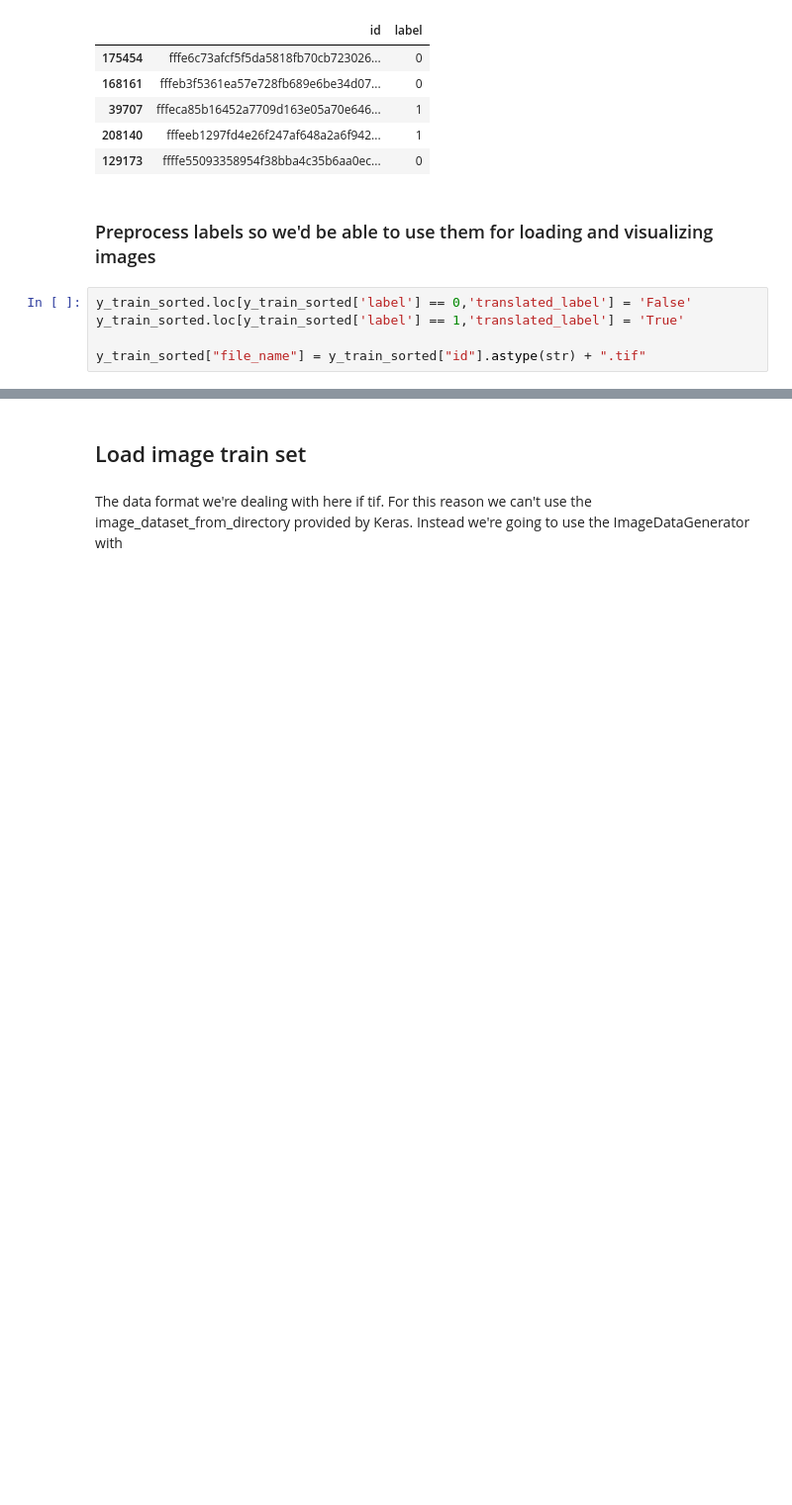
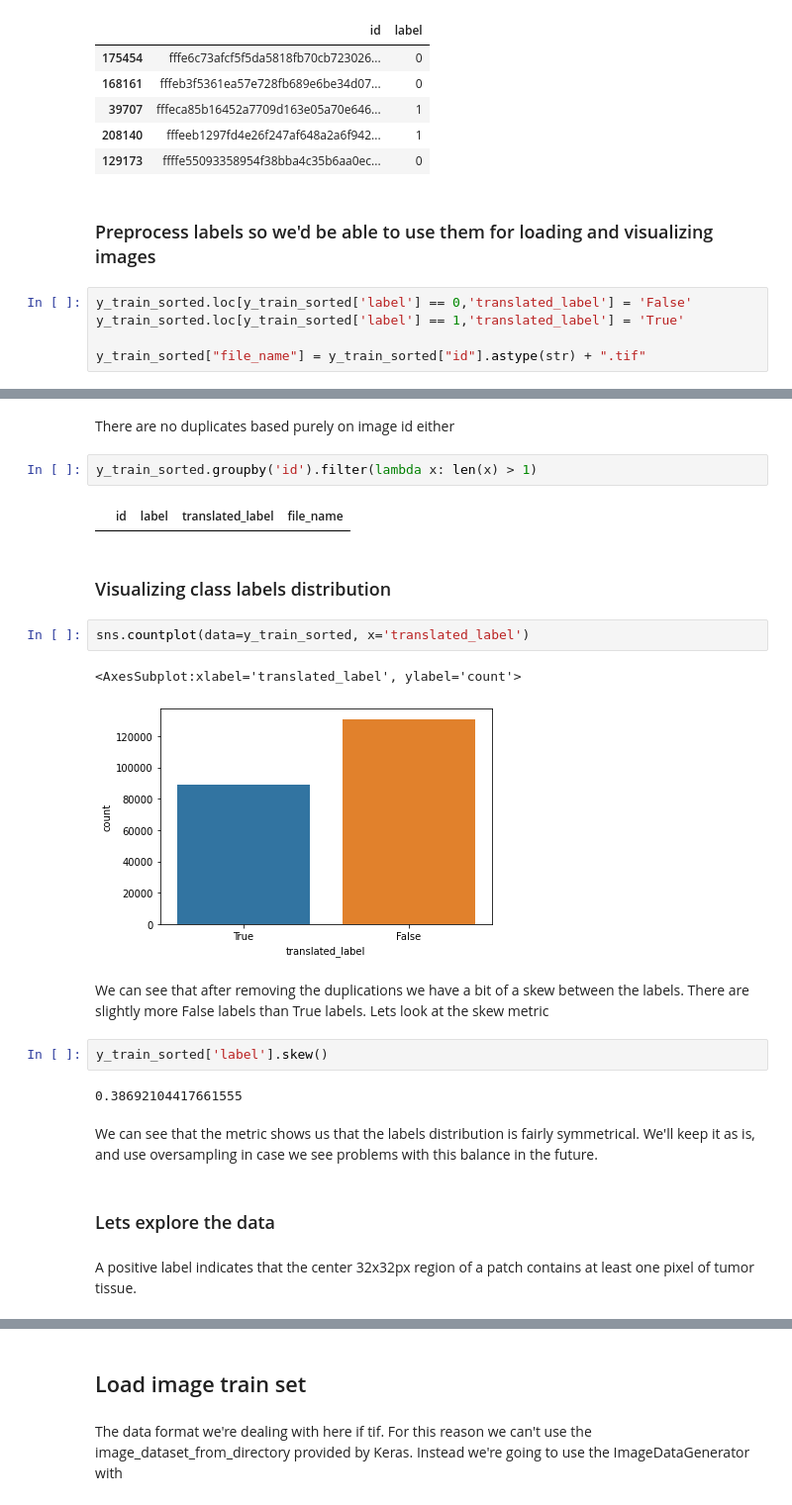
Before and after one commit to alexakh95/datasciense-uni-project, a Jupyter notebook: notebooks/histopathologic_cancer_detection/project.ipynb, the cells around one changed output, grey strips where cells are left out. Shown at 99% size. Saved outputs shown, nothing was run; the diff lists cells and outputs as text; blank space fills up the shorter version.

```diff
--- a/notebooks/histopathologic_cancer_detection/project.ipynb
+++ b/notebooks/histopathologic_cancer_detection/project.ipynb
@@ -79,0 +116,25 @@ y_train_sorted.iloc[[0]]
+# %% [markdown]
+There are no duplicates based purely on image id either
+# %%
+y_train_sorted.groupby('id').filter(lambda x: len(x) > 1)
+# %% [output]
+|  | id | label | translated_label | file_name |
+# %% [markdown]
+### Visualizing class labels distribution
+# %%
+sns.countplot(data=y_train_sorted, x='translated_label')
+# %% [output]
+<AxesSubplot:xlabel='translated_label', ylabel='count'>
+[figure, added]
+# %% [markdown]
+We can see that after removing the duplications we have a bit of a skew between the labels. There are slightly more False labels than True labels. Lets look at the skew metric
+# %%
+y_train_sorted['label'].skew()
+# %% [output]
+0.38692104417661555
+# %% [markdown]
+We can see that the metric shows us that the labels distribution is fairly symmetrical. We'll keep it as is, and use oversampling in case we see problems with this balance in the future.
+# %% [markdown]
+### Lets explore the data
+# %% [markdown]
+A positive label indicates that the center 32x32px region of a patch contains at least one pixel of tumor tissue.
```
Also changed, not shown: parts of 15 cells of this notebook.
